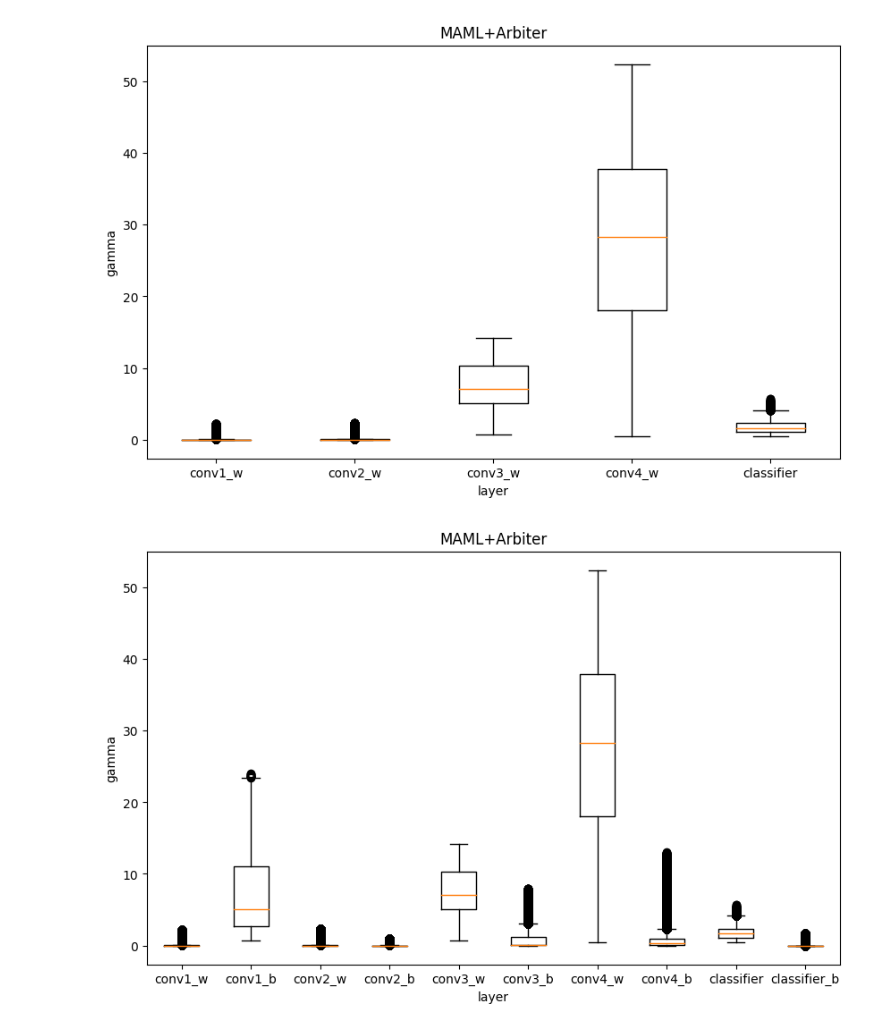
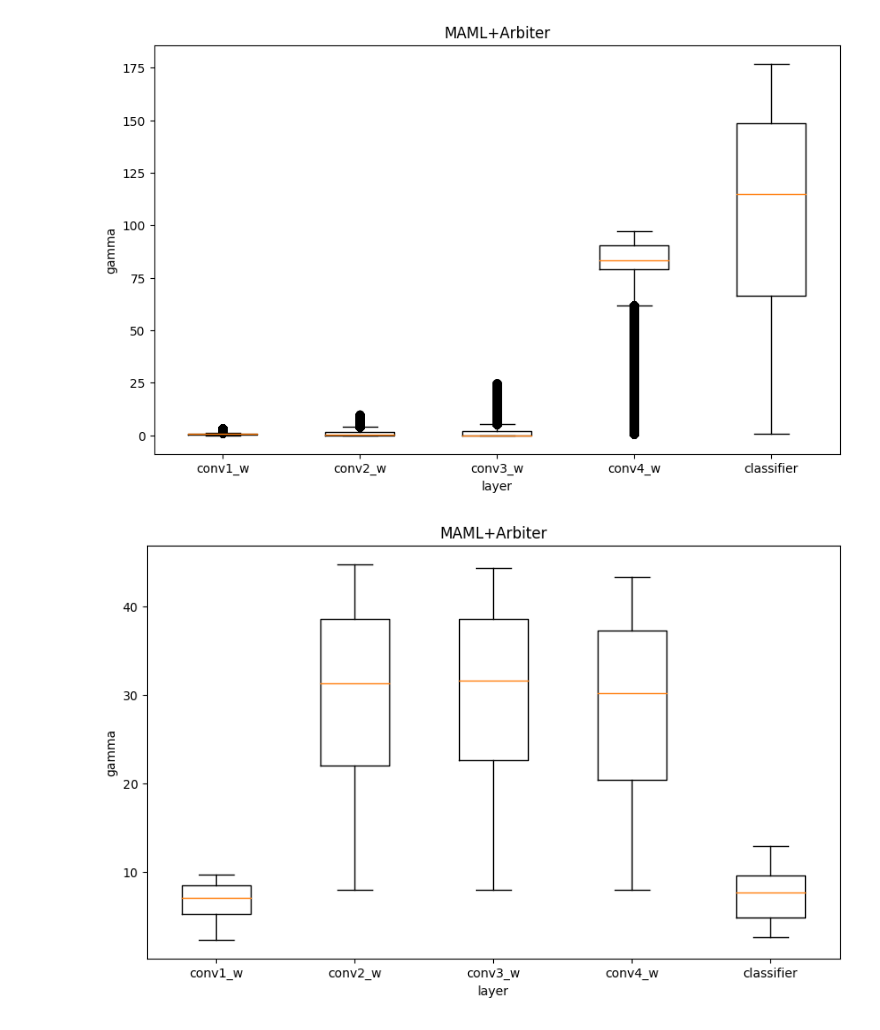
Before and after one commit to taehyeonhan-hatae/MAML, a Jupyter notebook: Test_jupyternotebook/Arbiter_norm_analysis.ipynb, the cells around one changed output. Saved outputs shown, nothing was run; the diff lists cells and outputs as text; code cells hidden in the pictures.

```diff
--- a/Test_jupyternotebook/Arbiter_norm_analysis.ipynb
+++ b/Test_jupyternotebook/Arbiter_norm_analysis.ipynb
@@ -3,7 +3,7 @@ import pandas as pd
 import matplotlib.pyplot as plt
 # %%
 # norm_info = pd.read_csv('../MAML+Arbiter_5way_5shot/MAML+Arbiter_5way_5shot_inner_loop.csv')
-norm_info = pd.read_csv('../MAML+Arbiter_5way_5shot_7151/MAML+Arbiter_5way_5shot_inner_loop.csv')
+norm_info = pd.read_csv('../MAML+Arbiter_5way_5shot_filter64_7105/MAML+Arbiter_5way_5shot_filter64_inner_loop.csv')
 norm_info_train= norm_info[norm_info['phase']=='train']
 norm_info_val= norm_info[norm_info['phase']=='val']
 norm_info_test= norm_info[norm_info['current_iter']=='test']
@@ -50,37 +50,32 @@ plt.title('MAML+Arbiter')   # 그래프 제목 설정
 
 plt.show()
 # %% [output]
-[figure, old version]
+[figure, new version]
 # %%
  # 그래프를 그릴 컬럼들의 리스트
-columns_to_plot = ['layer_dict.conv0.conv.weight_alpha',
-                   'layer_dict.conv0.conv.bias_alpha' ,
-                   'layer_dict.conv1.conv.weight_alpha',
-                   'layer_dict.conv1.conv.bias_alpha' ,
-                   'layer_dict.conv2.conv.weight_alpha',
-                   'layer_dict.conv2.conv.bias_alpha' ,
-                   'layer_dict.conv3.conv.weight_alpha',
-                   'layer_dict.conv3.conv.bias_alpha' ,
-                   'layer_dict.linear.weights_alpha',
-                   'layer_dict.linear.bias_alpha']
-columns_to_plot_label = ['conv1_w', 'conv1_b',
-                         'conv2_w', 'conv2_b',
-                         'conv3_w', 'conv3_b',
-                         'conv4_w', 'conv4_b',
-                         'classifier', 'classifier_b']
+columns_to_plot = ['layer_dict.conv0.conv.weight_weight_L2norm',
+                   'layer_dict.conv1.conv.weight_weight_L2norm',
+                   'layer_dict.conv2.conv.weight_weight_L2norm',
+                   'layer_dict.conv3.conv.weight_weight_L2norm',
+                   'layer_dict.linear.weights_weight_L2norm']
+columns_to_plot_label = ['conv1_w',
+                         'conv2_w',
+                         'conv3_w',
+                         'conv4_w',
+                         'classifier']
 
 # 여러 컬럼에 대한 박스 플롯을 한 번에 그리기
 plt.figure(figsize=(10, 6))  # 그래프 전체 크기 설정 (선택 사항)
 
 # 각 컬럼에 대한 박스 플롯 그리기
 plt.boxplot(norm_info_train[columns_to_plot].values, labels=columns_to_plot_label)
 plt.xlabel('layer')    # x축 라벨 설정
 plt.ylabel('gamma')    # y축 라벨 설정
 plt.title('MAML+Arbiter')   # 그래프 제목 설정
 
 plt.show()
 # %% [output]
-[figure, old version]
+[figure, new version]
 # %%
  # 그래프를 그릴 컬럼들의 리스트
 columns_to_plot = ['layer_dict.conv0.conv.weight_weight_L2norm',
```
Also changed, not shown: parts of 9 cells of this notebook, 3 other files.
